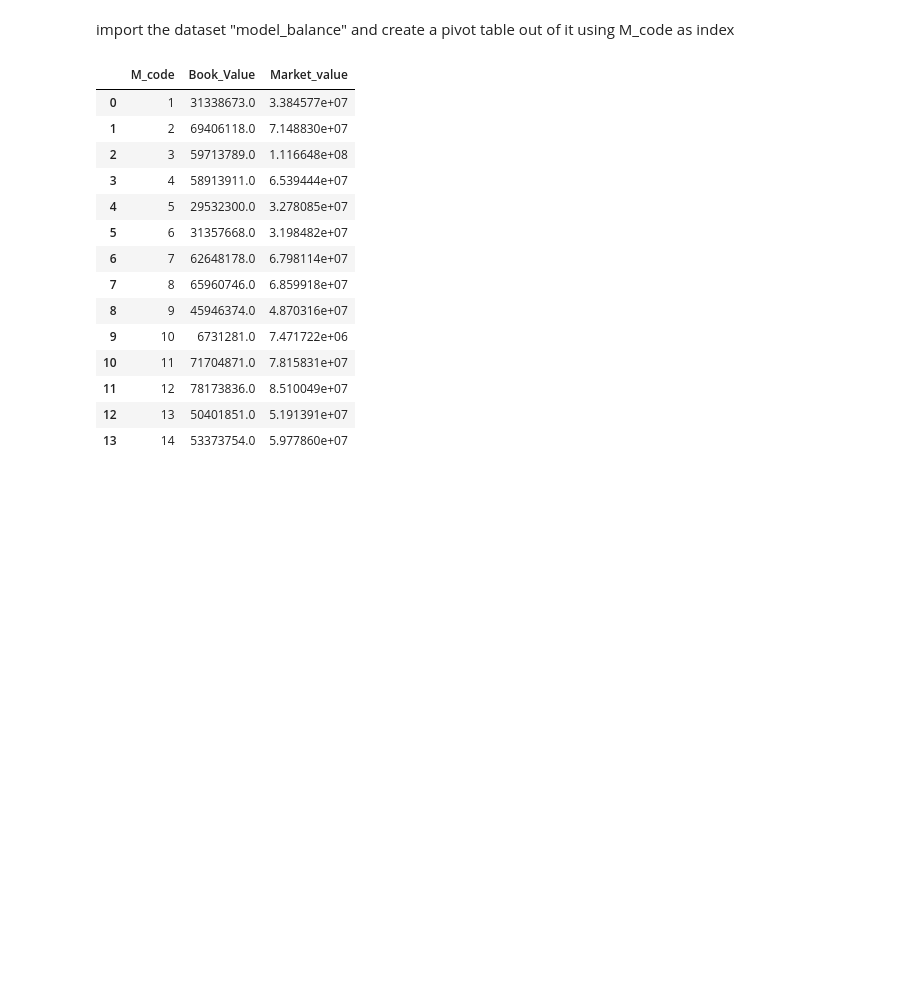
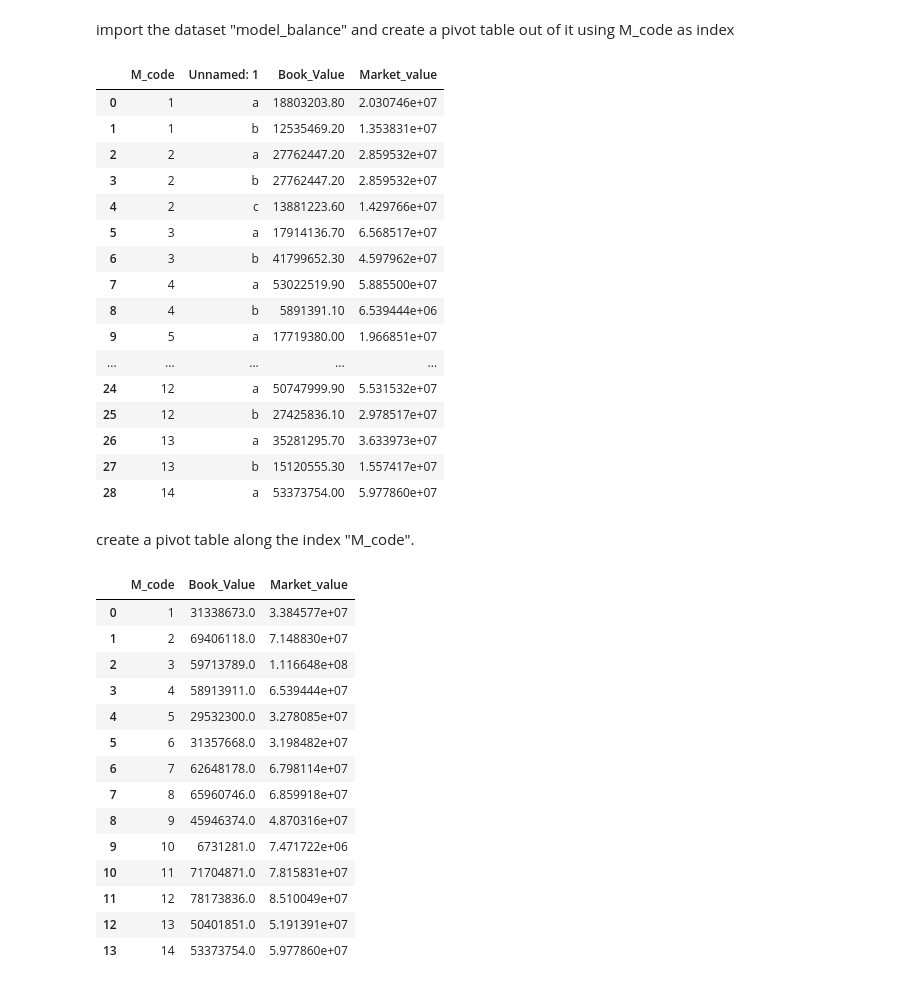
Before and after one commit to huifenglee/Join_and_Compare_Tables, a Jupyter notebook: join_tables.ipynb, the cells around one changed output. Saved outputs shown, nothing was run; the diff lists cells and outputs as text; code cells hidden in the pictures; blank space fills up the shorter version.

```diff
--- a/join_tables.ipynb
+++ b/join_tables.ipynb
@@ -27,4 +27,27 @@ asset_balance
 | 13 | T.IV.2 | 53373754 | 59778604.48 |
 # %% [markdown]
 import the dataset "model_balance" and create a pivot table out of it using M_code as index
+# %%
+asset_model=pd.read_excel("Balance_tables.xlsx",sheet_name="model_balance")
+asset_model
+# %% [output]
+|  | M_code | Unnamed: 1 | Book_Value | Market_value |
+| 0 | 1 | a | 18803203.80 | 2.030746e+07 |
+| 1 | 1 | b | 12535469.20 | 1.353831e+07 |
+| 2 | 2 | a | 27762447.20 | 2.859532e+07 |
+| 3 | 2 | b | 27762447.20 | 2.859532e+07 |
+| 4 | 2 | c | 13881223.60 | 1.429766e+07 |
+| 5 | 3 | a | 17914136.70 | 6.568517e+07 |
+| 6 | 3 | b | 41799652.30 | 4.597962e+07 |
+| 7 | 4 | a | 53022519.90 | 5.885500e+07 |
+| 8 | 4 | b | 5891391.10 | 6.539444e+06 |
+| 9 | 5 | a | 17719380.00 | 1.966851e+07 |
+| ... | ... | ... | ... | ... |
+| 24 | 12 | a | 50747999.90 | 5.531532e+07 |
+| 25 | 12 | b | 27425836.10 | 2.978517e+07 |
+| 26 | 13 | a | 35281295.70 | 3.633973e+07 |
+| 27 | 13 | b | 15120555.30 | 1.557417e+07 |
+| 28 | 14 | a | 53373754.00 | 5.977860e+07 |
+# %% [markdown]
+create a pivot table along the index "M_code".
 # %%
```
Also changed, not shown: parts of 1 cell of this notebook.
